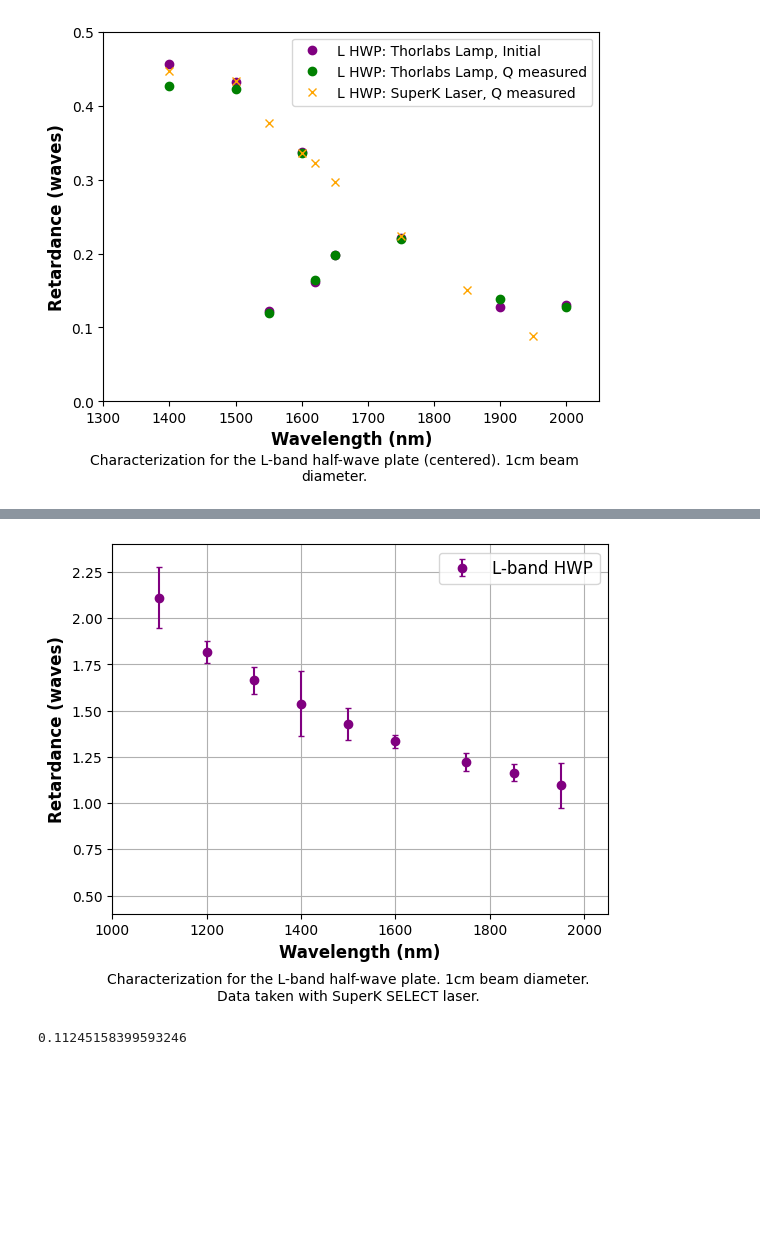
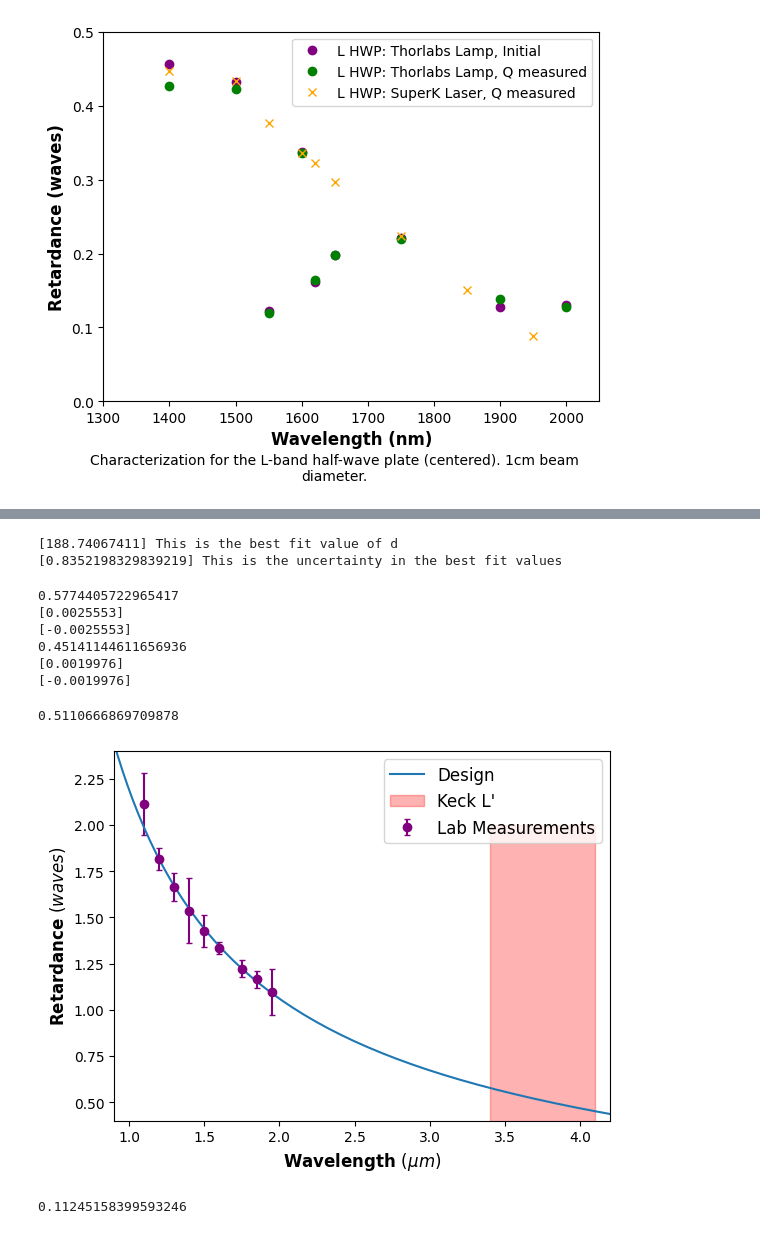
Before and after one commit to wcmelby/wcmelby-HWP_Characterizations, a Jupyter notebook: SuperK_Select_Data/L_SuperK_Analysis.ipynb, the cells around one changed output, grey strips where cells are left out. Drawn from its saved outputs; the diff is of its cells as text; code cells hidden in the pictures; blank space fills up the shorter version.

Commit message:
Plotted theoretical curves and extrapolated the expected values

```diff
--- a/SuperK_Select_Data/L_SuperK_Analysis.ipynb
+++ b/SuperK_Select_Data/L_SuperK_Analysis.ipynb
@@ -882,0 +874,22 @@ print(y_err1)
+# %%
+# Import the theoretical values
+#d = 185.63 #um Estimate by William Chang
+
+#Ordinary and Extraordinary indices of refraction takeing from refractiveindex.info
+n_e = np.loadtxt("/home/shared/exoserver/Lab_Data/Mueller_Matrix_Polarimeter/L_Plate_Characterization/SuperK_Select_Data/Dodge-e.csv", delimiter=",",skiprows=1)
+n_o = np.loadtxt("/home/shared/exoserver/Lab_Data/Mueller_Matrix_Polarimeter/L_Plate_Characterization/SuperK_Select_Data/Dodge-o.csv", delimiter=",",skiprows=1)
+# %%
+# Since the data doesn't have the same wavelengths I've measured, interpolate to get the specific values
+specific_ne = np.interp(wavelength_bins, n_e[:,0], n_e[:,1])
+specific_no = np.interp(wavelength_bins, n_o[:,0], n_o[:,1])
+# %%
+# Find d, the difference in plate thickness
+initial_guess = [185] # initial guess for d, in microns
+popt, pcov = curve_fit(lambda w, d: d*(specific_ne - specific_no)/w, wavelength_bins, retardance, sigma=y_err1, p0=initial_guess)
+print(popt, "This is the best fit value of d")
+print(list(np.sqrt(np.diagonal(pcov))), "This is the uncertainty in the best fit values")
+# %% [output]
+[188.74067411] This is the best fit value of d
+[0.8352198329839219] This is the uncertainty in the best fit values
+# %%
+d = popt[0]
@@ -883,25 +901,47 @@ print(y_err1)
+# %%
+print(theoretical_retardance(3.4, d))
+print(theoretical_retardance(3.4, d+list(np.sqrt(np.diagonal(pcov)))) - theoretical_retardance(3.4, d))
+print(theoretical_retardance(3.4, d) - theoretical_retardance(3.4, d+list(np.sqrt(np.diagonal(pcov)))))
+
+print(theoretical_retardance(4.1, d))
+print(theoretical_retardance(4.1, d+list(np.sqrt(np.diagonal(pcov)))) - theoretical_retardance(4.1, d))
+print(theoretical_retardance(4.1, d) - theoretical_retardance(4.1, d+list(np.sqrt(np.diagonal(pcov)))))
+# %% [output]
+0.5774405722965417
+[0.0025553]
+[-0.0025553]
+0.45141144611656936
+[0.0019976]
+[-0.0019976]
+# %%
+L_wavelengths = np.linspace(3.4, 4.1, 100)
+np.mean(theoretical_retardance(L_wavelengths, d))
+# %% [output]
+0.5110666869709878
 # %%
 plt.ylim(0.4, 2.4)
-plt.xlim(1000, 2050)
-plt.xlabel("Wavelength (nm)", fontsize=12, fontweight='bold')
-plt.ylabel("Retardance (waves)", fontsize=12, fontweight='bold')
+plt.xlim(0.9, 4.2)
+plt.xlabel("Wavelength $(\mu m)$", fontsize=12, fontweight='bold')
+plt.ylabel("Retardance $(waves)$", fontsize=12, fontweight='bold')
 
-plt.errorbar(wavelength_bins, retardance, yerr=y_err1, marker='o', capsize=2, linestyle=' ', color = 'purple', label = 'L-band HWP')
+plt.errorbar(wavelength_bins, retardance, yerr=y_err1, marker='o', capsize=2, linestyle=' ', color = 'purple', label = 'Lab Measurements')
+plt.plot(n_e[:,0], 1/n_e[:,0]*d*(n_e[:,1]-n_o[:,1]),label="Design")
+plt.fill_between([3.4, 4.1],0,2,color='r',alpha=0.3,label="Keck L'")
 
-caption = "Characterization for the L-band half-wave plate. 1cm beam diameter. Data taken with SuperK SELECT laser."
+caption = "Characterization for the L-band half-wave plate. Data taken with SuperK SELECT laser."
 
 text_width = 70  # Speify desired text width box in characters
 wrapped_text = textwrap.fill(caption, width=text_width)
-plt.text(1500, 0, wrapped_text, ha='center', va='center')
+#plt.text(2.5, 0, wrapped_text, ha='center', va='center')
 
 plt.legend(fontsize=12)
-plt.grid(True)
+#plt.grid(True)
 
 folder_path = "/home/shared/exoserver/Lab_Data/Mueller_Matrix_Polarimeter/L_Plate_Characterization/SuperK_Select_Data/"
-file_name = '5_15_L_Band_HWP_Retardance.png'
+file_name = 'Final_L_Band_HWP_Retardance.png'
 #plt.savefig(folder_path + file_name, bbox_inches='tight', dpi=300)
 # %% [output]
-[figure, old version]
+[figure, new version]
 # %%
 data1100[1]
 # %% [output]
```
Also changed, not shown: parts of 5 cells of this notebook, 1 other file.
